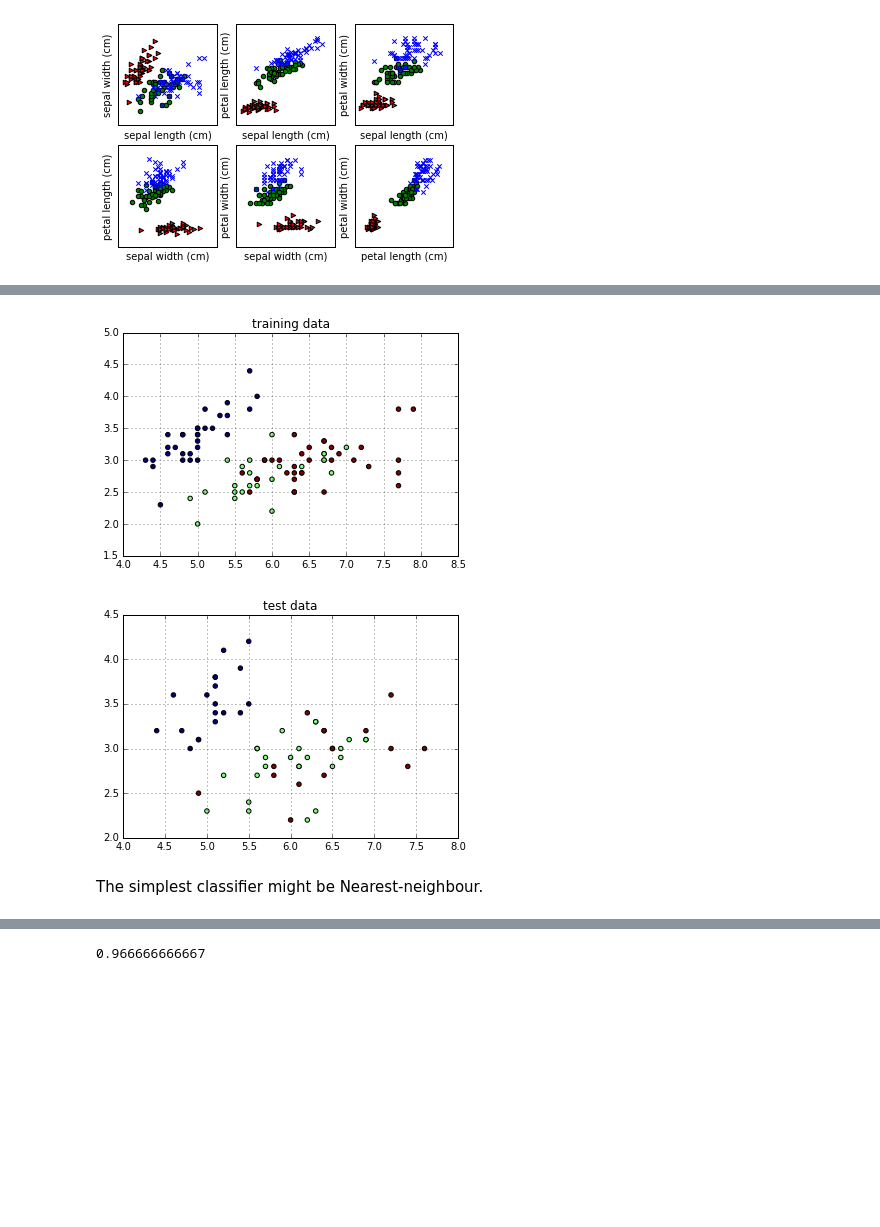
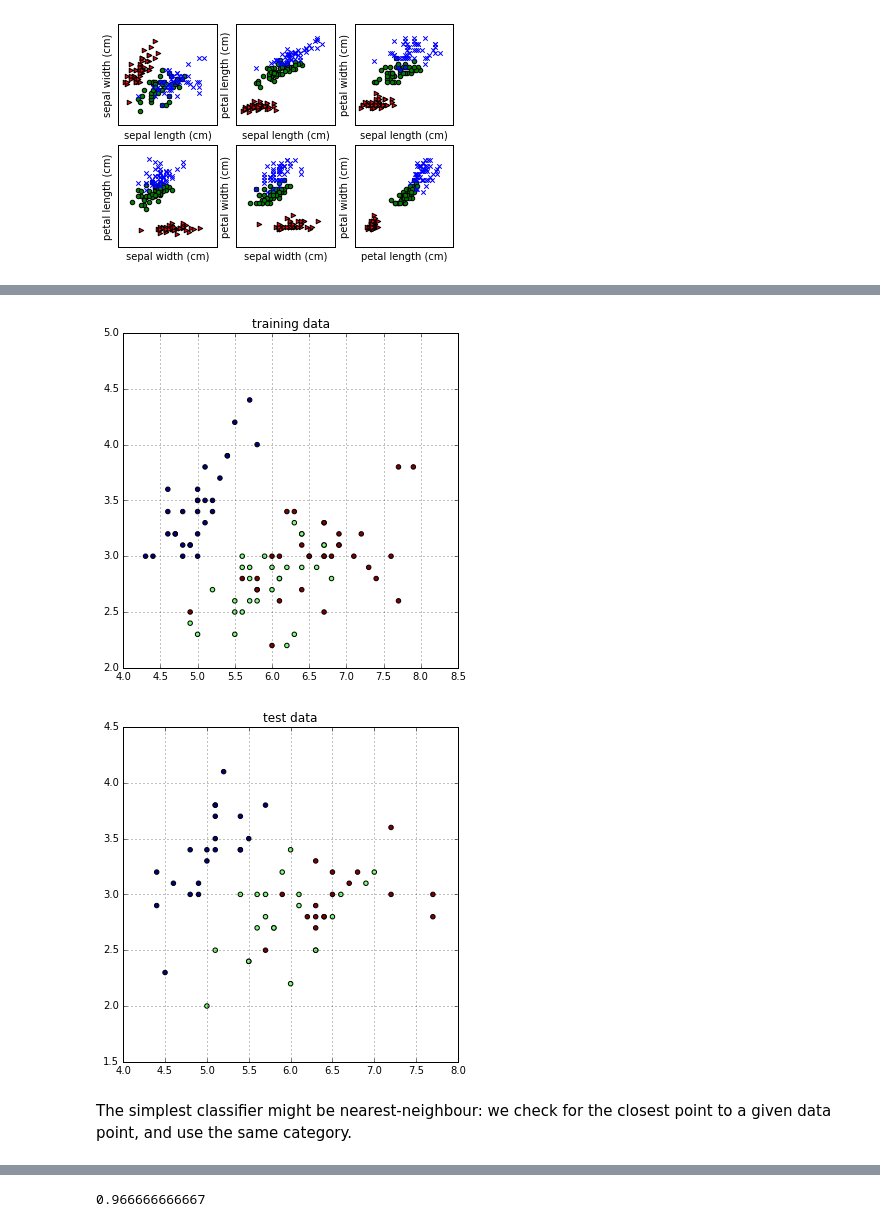
Before and after one commit to kylemcdonald/ml-examples, a Jupyter notebook: workshop/supervised_learning/Supervised Learning.ipynb, the cells around one changed output, grey strips where cells are left out. Drawn from its saved outputs; the diff is of its cells as text; code cells hidden in the pictures; blank space fills up the shorter version.

```diff
--- a/workshop/supervised_learning/Supervised Learning.ipynb
+++ b/workshop/supervised_learning/Supervised Learning.ipynb
@@ -52,22 +58,22 @@ plt.show()
 # %%
 import numpy as np
 # split data in train and test data
 from sklearn.cross_validation import train_test_split
 x_train, x_test, y_train, y_test = train_test_split(x_2d, y, test_size=0.4)
 
 data = [(x_train, y_train, 'training data'), (x_test, y_test, 'test data')]
 for i in range(2):
-    plt.figure()
+    plt.figure(figsize=(6,6))
     plt.scatter(data[i][0][:,0], data[i][0][:,1], c=data[i][1])
     plt.title(data[i][2])
     plt.autoscale()
     plt.grid()
 plt.show()
 # %% [output]
-[figure, old version]
+[figure, new version]
-[figure, old version]
+[figure, new version]
-# %% [markdown]
-The simplest classifier might be Nearest-neighbour.
+# %% [markdown]
+The simplest classifier might be nearest-neighbour: we check for the closest point to a given data point, and use the same category.
 # %%
 from sklearn.neighbors import KNeighborsClassifier
 knn = KNeighborsClassifier()
```
Also changed, not shown: parts of 12 cells of this notebook.
